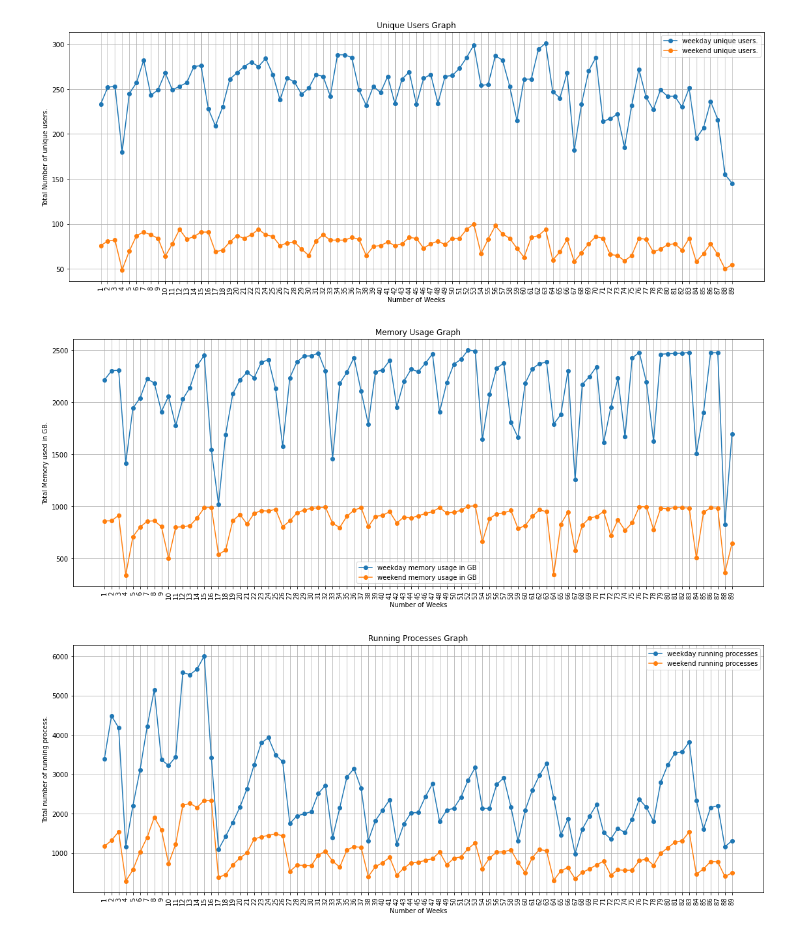
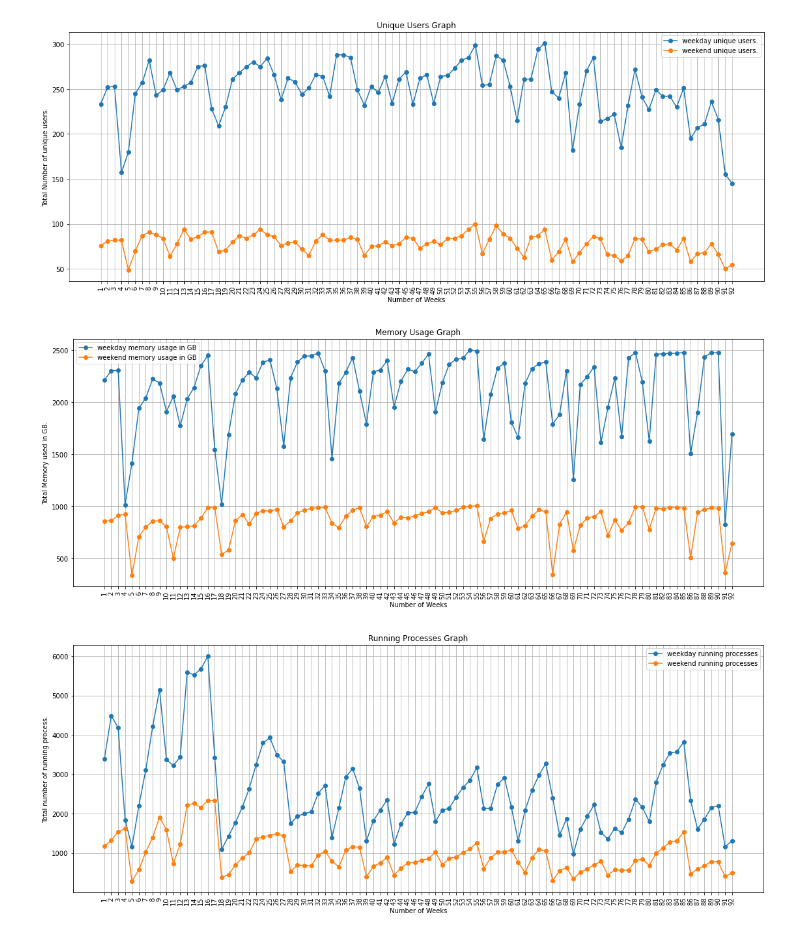
Before and after one commit to shubhamrastogi1810/SMC-Data_Challenge, a Jupyter notebook: Correlation.ipynb, the cells around one changed output. Cells and saved outputs as stored; diff of their text form; code cells hidden in the pictures.

```diff
--- a/Correlation.ipynb
+++ b/Correlation.ipynb
@@ -35,7 +35,7 @@ def finding_correlation(arg):
         wu = []
         weku = []
 
-        for j in range(1,end):
+        for j in range(1,end+1):
             if j <= 9:
                 date = month+'0'+ str(j) + year
             else:
@@ -82,36 +82,36 @@ def finding_correlation(arg):
         plt.plot(x_values,we_values,label='weekend unique users.',marker='o')
         plt.legend()
     elif arg  == 'memory-used':
         plt.title('Memory Usage Graph')
         plt.ylabel('Total Memory used in GB.')
         plt.plot(x_values,w_values,label='weekday memory usage in GB',marker='o')
         plt.plot(x_values,we_values,label='weekend memory usage in GB',marker='o')
         plt.legend()
     elif arg  == 'running-process':
         plt.title('Running Processes Graph')
         plt.ylabel('Total number of running process.')
         plt.plot(x_values,w_values,label='weekday running processes',marker='o')
         plt.plot(x_values,we_values,label='weekend running processes',marker='o')
         plt.legend()
 
 
 
     plt.grid()
     plt.xticks(x_values,rotation=90)
     plt.show()
 
 
 
 
 # finding the correlation of following list values.
 relation = ['wusers','memory-used','running-process']
 
 for i in relation:
     finding_correlation(i)
 # %% [output]
-[figure, old version]
+[figure, new version]
-[figure, old version]
+[figure, new version]
-[figure, old version]
+[figure, new version]
 # %%
 def hourly_correlation(arg):
 
```
Also changed, not shown: parts of 1 cell of this notebook.
